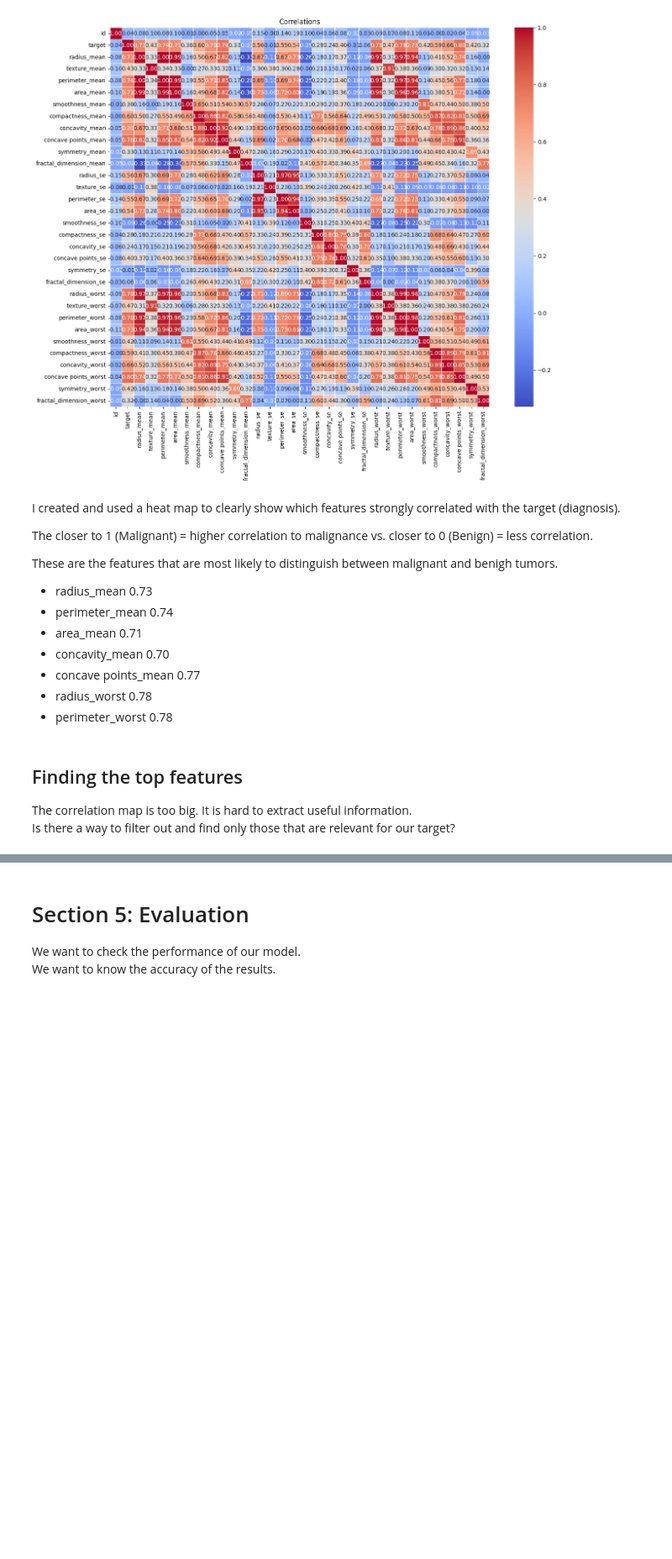
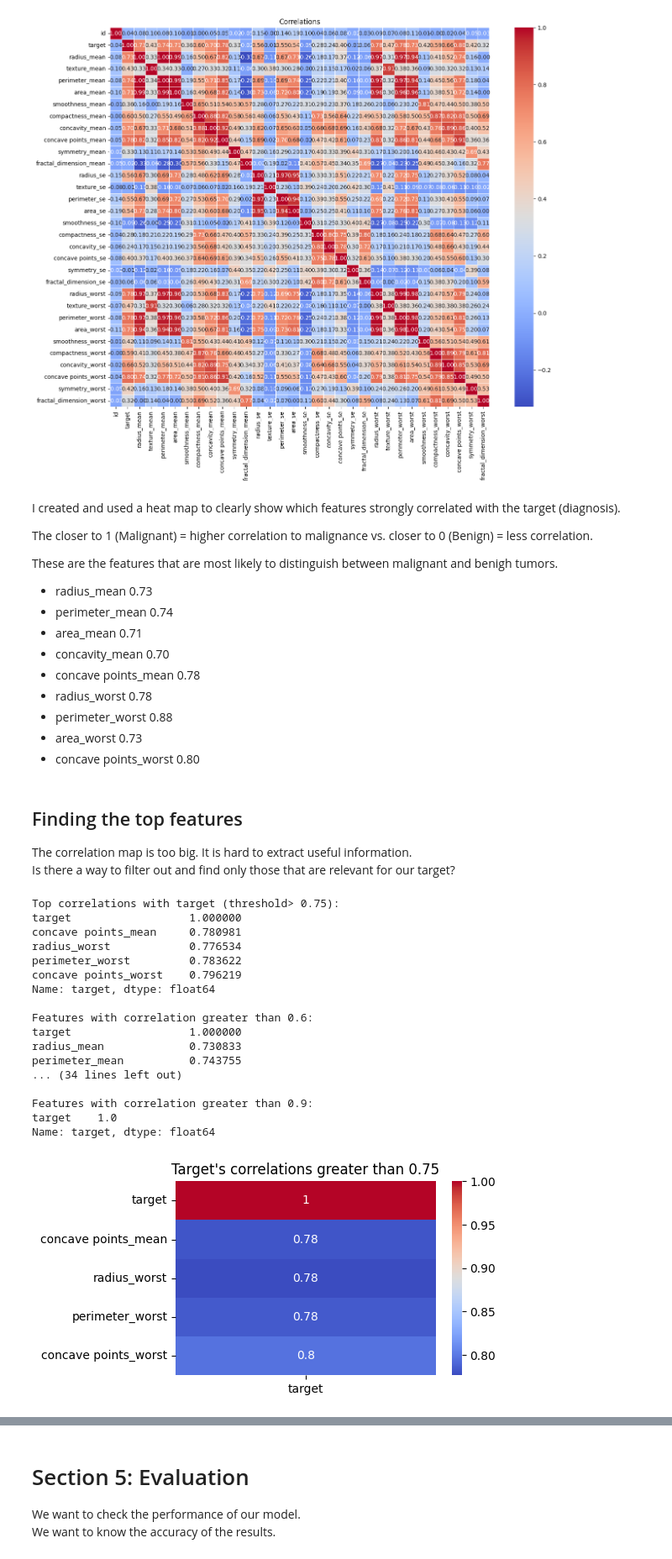
Before and after one commit to ryannemilligan/Breast-Cancer-Detection---Ryanne-Milligan., a Jupyter notebook: Breast_Cancer_Detection_Ryanne_Milligan.ipynb, the cells around one changed output, grey strips where cells are left out. Shown at 84% size. Cells and saved outputs as stored; diff of their text form; code cells hidden in the pictures; blank space fills up the shorter version.

```diff
--- a/Breast_Cancer_Detection_Ryanne_Milligan.ipynb
+++ b/Breast_Cancer_Detection_Ryanne_Milligan.ipynb
@@ -308,9 +308,11 @@ These are the features that are most likely to distinguish between malignant and
 * perimeter_mean	0.74
 * area_mean	0.71
 * concavity_mean	0.70
-* concave points_mean	0.77
+* concave points_mean	0.78
 * radius_worst	0.78
-* perimeter_worst	0.78
+* perimeter_worst	0.88
+* area_worst	0.73
+* concave points_worst	0.80
 # %% [markdown]
 ## Finding the top features
 The correlation map is too big. It is hard to extract useful information.<br>
@@ -318,13 +320,39 @@ Is there a way to filter out and find only those that are relevant for our targe
 # %%
 th = 0.75
 filt = np.abs(corr['target']) > th
 
-# Your answers here!
+print('Top correlations with target (threshold> 0.75):')
+print(corr['target'][filt])
 
-
+plt.figure(figsize=(5,3))
+sns.heatmap(corr[['target']][filt], annot=True, cmap='coolwarm')
 plt.title("Target's correlations greater than " + str(th))
 
 # Can you try other values besides th = 0.75?
+
+for th in [0.6, 0.7, 0.75, 0.8, 0.9]:
+    filt = np.abs(corr['target']) > th
+    print(f"\nFeatures with correlation greater than {th}:")
+    print(corr['target'][filt])
+# %% [output]
+Top correlations with target (threshold> 0.75):
+target                  1.000000
+concave points_mean     0.780981
+radius_worst            0.776534
+perimeter_worst         0.783622
+concave points_worst    0.796219
+Name: target, dtype: float64
+
+Features with correlation greater than 0.6:
+target                  1.000000
+radius_mean             0.730833
+perimeter_mean          0.743755
+... (34 lines left out)
+
+Features with correlation greater than 0.9:
+target    1.0
+Name: target, dtype: float64
+[figure, added]
 # %%
 # Let's use X to create the data for features
 # Let's use y to create the data for target
```
Also changed, not shown: parts of 17 cells of this notebook.
